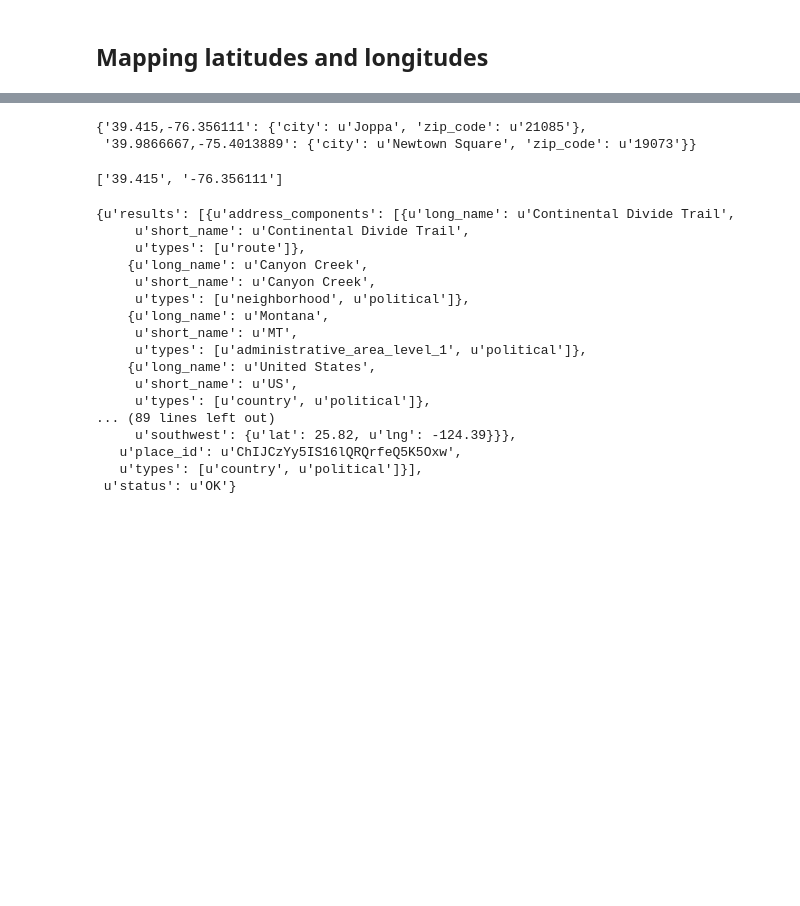
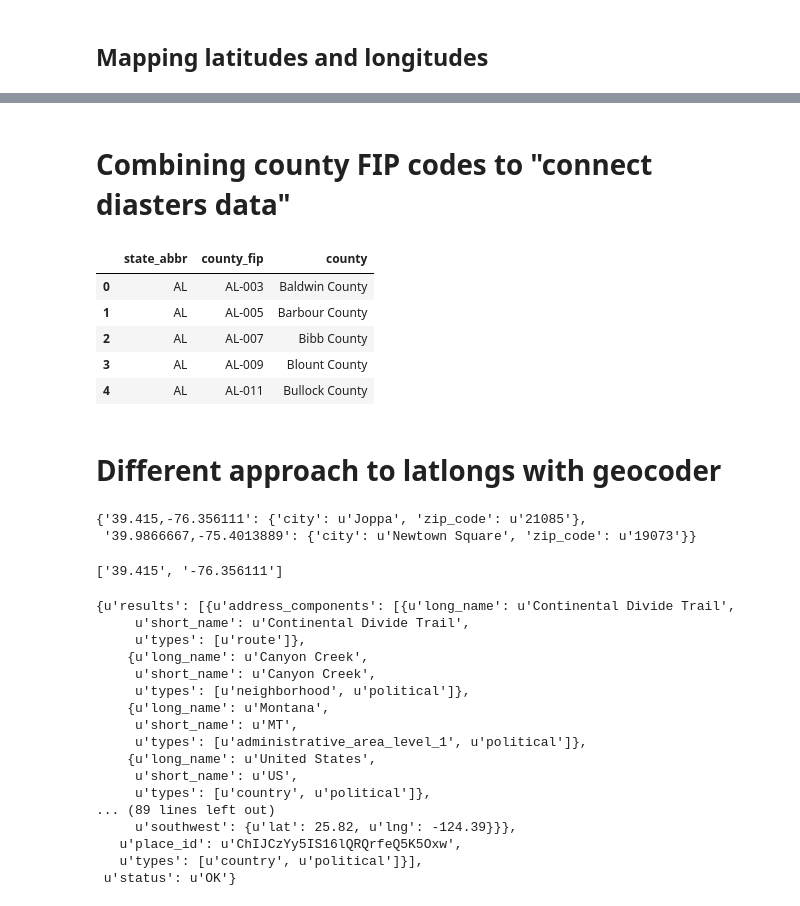
Before and after one commit to CelineChen0211/141B-Final-Project, a Jupyter notebook: PreProcessUFO_nick.ipynb, the cells around one changed output, grey strips where cells are left out. Cells and saved outputs as stored; diff of their text form; code cells hidden in the pictures; blank space fills up the shorter version.

```diff
--- a/PreProcessUFO_nick.ipynb
+++ b/PreProcessUFO_nick.ipynb
@@ -379,0 +468,18 @@ locs_missing = ufos2_missing[['latitude','longitude']].astype(str).values.tolist
+# %% [markdown]
+# Combining county FIP codes to "connect diasters data"
+# %%
+ufos4 = pd.read_csv('ufos4.csv', parse_dates=True, index_col='date_seen')
+
+fips = pd.read_csv('national_county.txt', usecols=[0,2,3], header=0, dtype=object,
+                   names=['state_abbr', 'county_fip', 'county'])
+
+fips['county_fip'] = fips['state_abbr'] + '-' + fips['county_fip']
+
+fips.head()
+# %% [output]
+|  | state_abbr | county_fip | county |
+| 0 | AL | AL-003 | Baldwin County |
+| 1 | AL | AL-005 | Barbour County |
+| 2 | AL | AL-007 | Bibb County |
+| 3 | AL | AL-009 | Blount County |
+| 4 | AL | AL-011 | Bullock County |
@@ -380,3 +498,5 @@ locs_missing = ufos2_missing[['latitude','longitude']].astype(str).values.tolist
+# %% [markdown]
+# Different approach to latlongs with geocoder
 # %%
 # for finding out how far we're in the file
 
```
Also changed, not shown: parts of 38 cells of this notebook, 1 other file.
